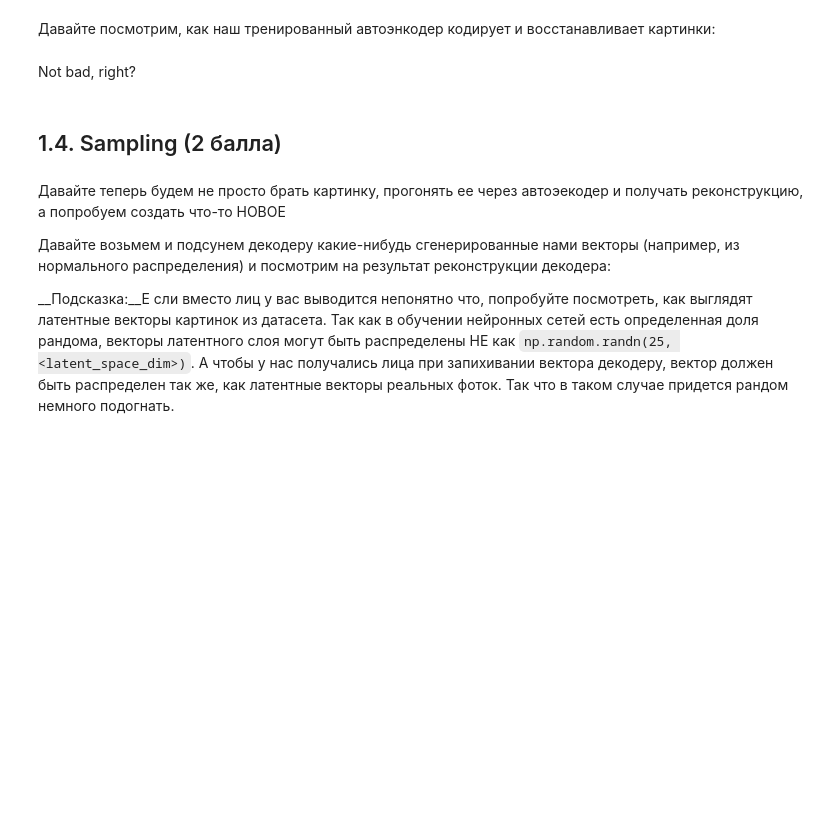
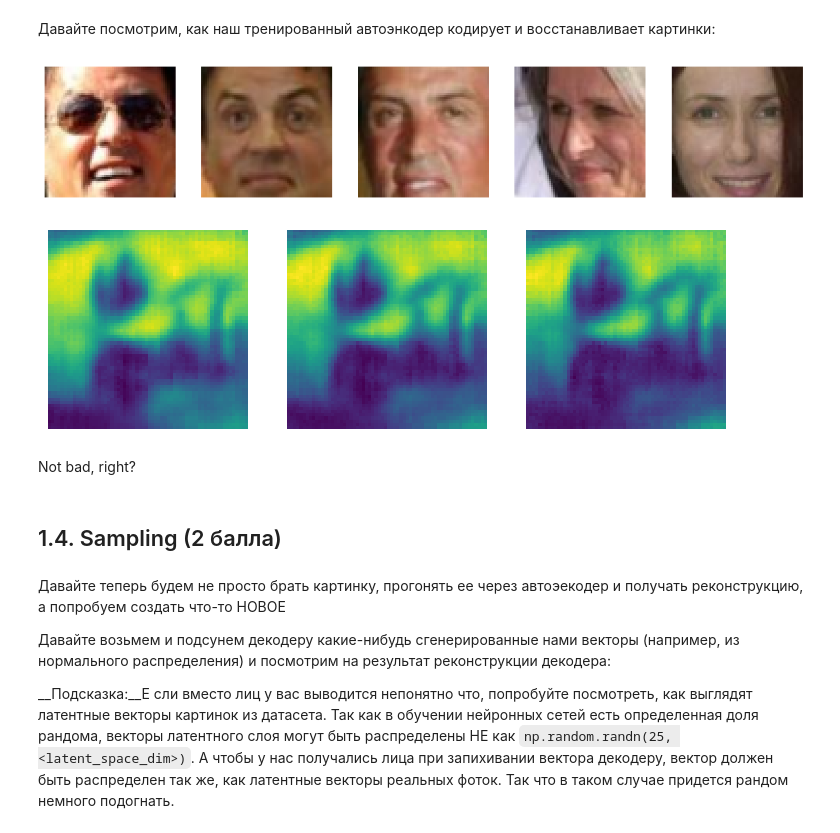
Before and after one commit to Summit2/ML_education, a Jupyter notebook: [hw]autoencoders.ipynb, the cells around one changed output. Cells and saved outputs as stored; diff of their text form; code cells hidden in the pictures; blank space fills up the shorter version.

```diff
--- a/[hw]autoencoders.ipynb
+++ b/[hw]autoencoders.ipynb
@@ -229,7 +269,20 @@ KeyboardInterrupt: ignored
 # %% [markdown]
 Давайте посмотрим, как наш тренированный автоэнкодер кодирует и восстанавливает картинки:
 # %%
-< тут Ваш код: выведите первые Х картинок и их реконструкций из val выборки на экран>
+# < тут Ваш код: выведите первые Х картинок и их реконструкций из val выборки на экран>
+show_img([data for data in val_loader][0], 4)
+
+autoencoder.eval()
+with torch.no_grad():
+        for X_batch in val_loader:
+          X_batch = X_batch.cpu().transpose(1,3).float()
+          predicted, _ = autoencoder.cpu()(X_batch)
+          break
+
+show_img(predicted[0], 4)
+# %% [output]
+[figure, added]
+[figure, added]
 # %% [markdown]
 Not bad, right?
 # %% [markdown]
```
Also changed, not shown: parts of 10 cells of this notebook.
